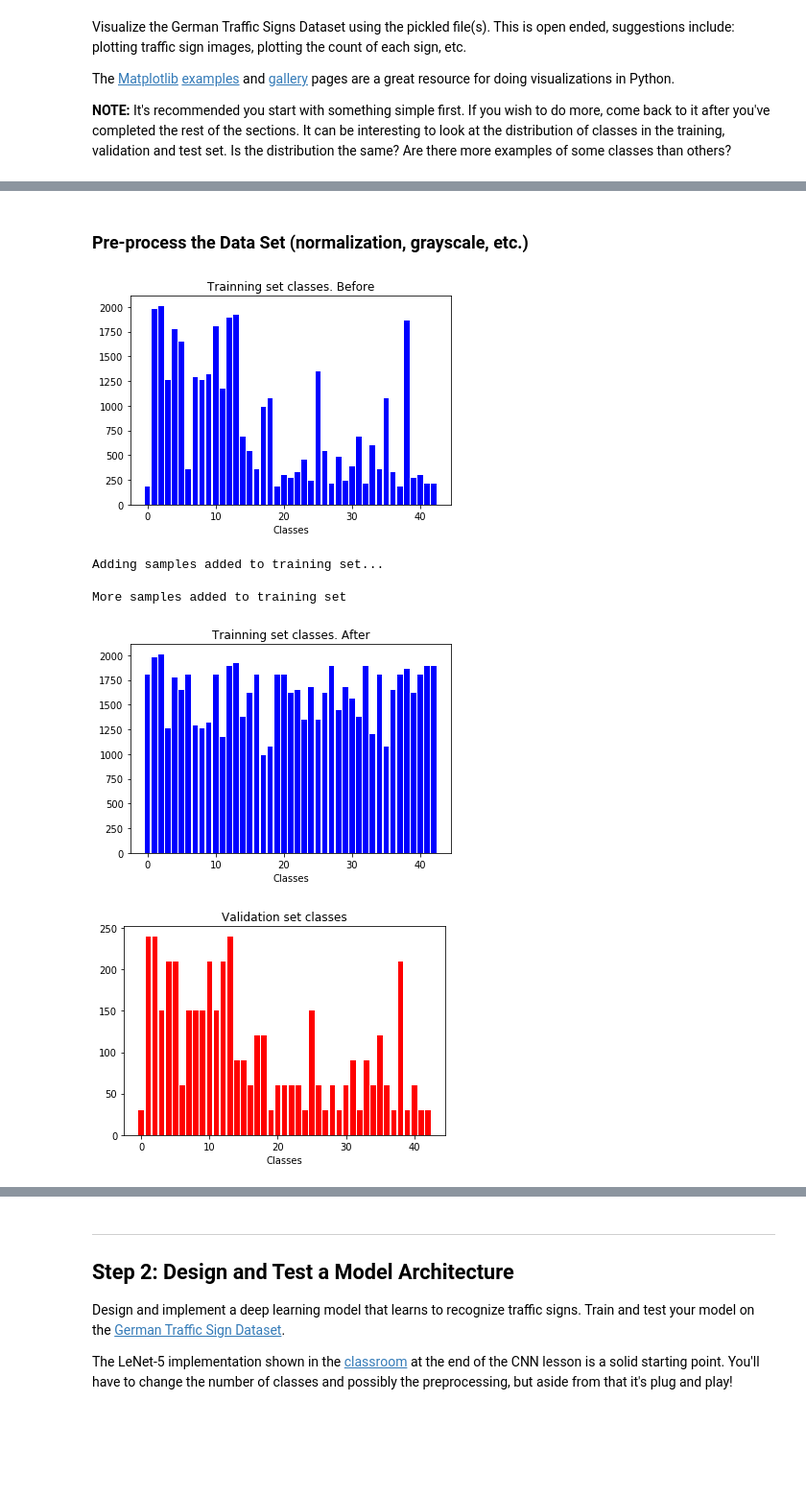
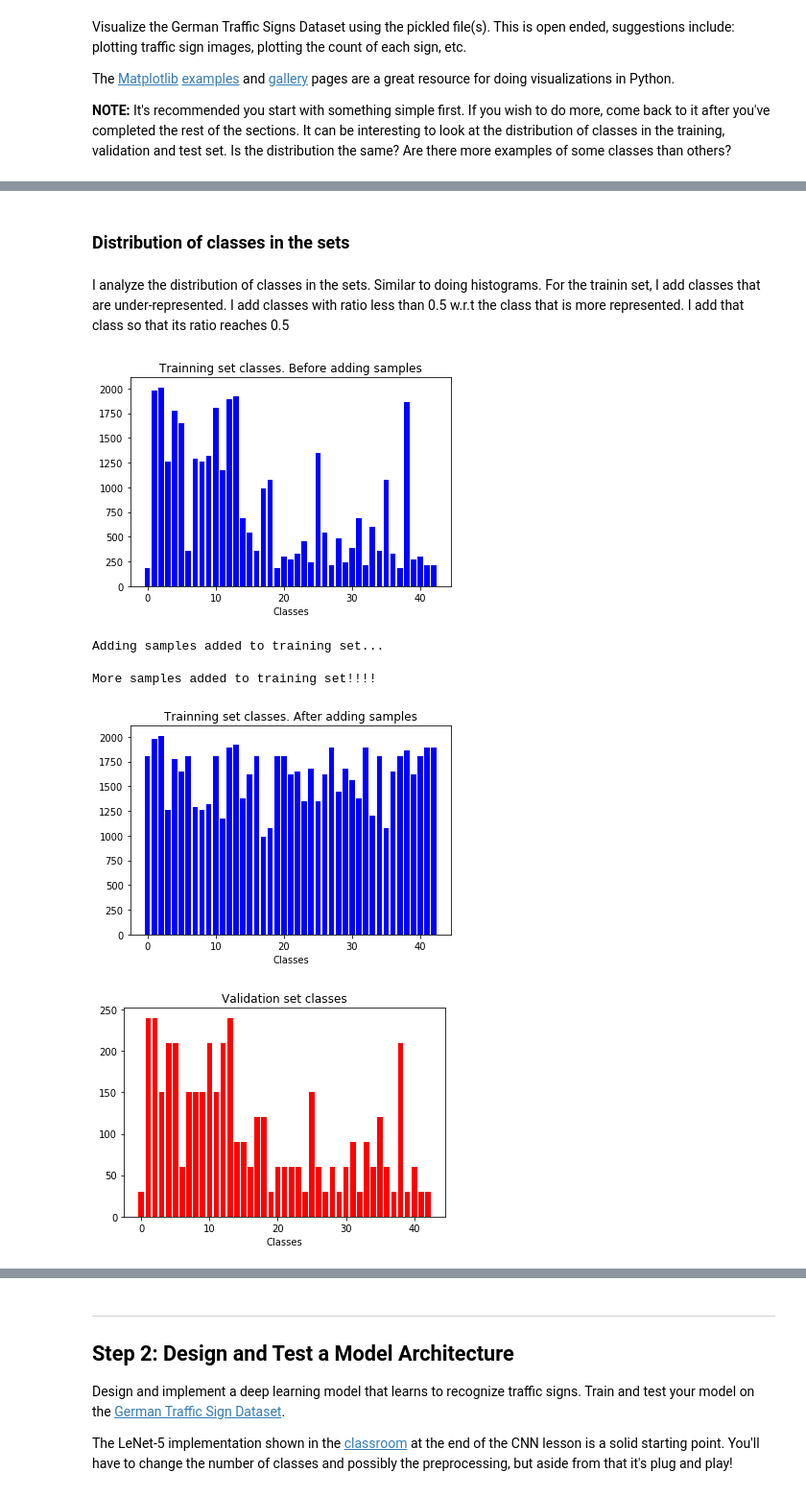
Before and after one commit to pablosaurasperez/CarND-Traffic-Sign-Classifier-Project, a Jupyter notebook: Traffic_Sign_Classifier.ipynb, the cells around one changed output, grey strips where cells are left out. Shown: that part at 96% size. Saved outputs shown, nothing was run; the diff lists cells and outputs as text; code cells hidden in the pictures; blank space fills up the shorter version.

```diff
--- a/Traffic_Sign_Classifier.ipynb
+++ b/Traffic_Sign_Classifier.ipynb
@@ -122,7 +118,11 @@ Stop
-# %% [markdown]
-### Pre-process the Data Set (normalization, grayscale, etc.)
+# %% [markdown]
+### Distribution of classes in the sets
+# %% [markdown]
+I analyze the distribution of classes in the sets. Similar to doing histograms.
+For the trainin set, I add classes that are under-represented. I add classes with ratio less than 0.5 w.r.t the class that is more represented.
+I add that class so that its ratio reaches 0.5
 # %%
-# Histogram of classes
+# Distribution of classes in the sets
 
 #Train
 train_hist = np.bincount(y_train)
@@ -131,7 +131,7 @@ train_hist = np.bincount(y_train)
 train_hist = [np.arange(0, n_classes), train_hist, train_hist/train_hist.max()]
 
 plt.bar(train_hist[0], train_hist[1], color = 'b')
-plt.title("Trainning set classes. Before")
+plt.title("Trainning set classes. Before adding samples")
 plt.xlabel('Classes')
 plt.show()
 
@@ -145,6 +145,7 @@ add_train_classes = np.extract(ratio_cond, train_hist[0])
 
 #Determine how many times that class is needed
 times_array=[]
+
 #Now I have to go to y_train and get the indexes... and then to X_train and add them...
 for i in range(0, len(add_train_classes)):
     #Number of times I should add that class
@@ -153,8 +154,7 @@ for i in range(0, len(add_train_classes)):
     #[class, num times needed]
     times_array.append([add_train_classes[i], times])
 
-
-#print(X_train[y_train_index])
+#Add classes as needed, depending on the number of times to be added.
 for i in range(0, len(times_array)):
     y_train_index,  = np.where(y_train == times_array[i][0])
     y_train_add = times_array[i][0]*np.ones(len(y_train_index), dtype=np.int)
@@ -162,43 +162,43 @@ for i in range(0, len(times_array)):
         X_train = np.concatenate((X_train, X_train[y_train_index]))
         y_train = np.concatenate((y_train, y_train_add))
 
-print("More samples added to training set")
+print("More samples added to training set!!!!")
 
 #Training set after adding samples
 train_hist = np.bincount(y_train)
 
 #Class, Number of repetitions, ratio compared to max
 train_hist = [np.arange(0, n_classes), train_hist, train_hist/train_hist.max()]
 
 plt.bar(train_hist[0], train_hist[1], color = 'b')
-plt.title("Trainning set classes. After")
+plt.title("Trainning set classes. After adding samples")
 plt.xlabel('Classes')
 plt.show()
 
 
 #Validation
 valid_hist = np.bincount(y_valid)
 valid_hist = [np.arange(0, n_classes), valid_hist]
 
 plt.bar(valid_hist[0], valid_hist[1], color='r')
 plt.title("Validation set classes")
 plt.xlabel('Classes')
 plt.show()
 
 #Test
 test_hist = np.bincount(y_test)
 test_hist = [np.arange(0, n_classes), test_hist]
 
 plt.bar(valid_hist[0], test_hist[1], color = 'g')
 plt.title("Test set classes")
 plt.xlabel('Classes')
 plt.show()
 # %% [output]
-[figure, old version]
+[figure, new version]
 Adding samples added to training set...
 
-More samples added to training set
+More samples added to training set!!!!
-[figure, old version]
+[figure, new version]
 [figure]
 [figure]
 # %% [markdown]
```
Also changed, not shown: parts of 26 cells of this notebook.
